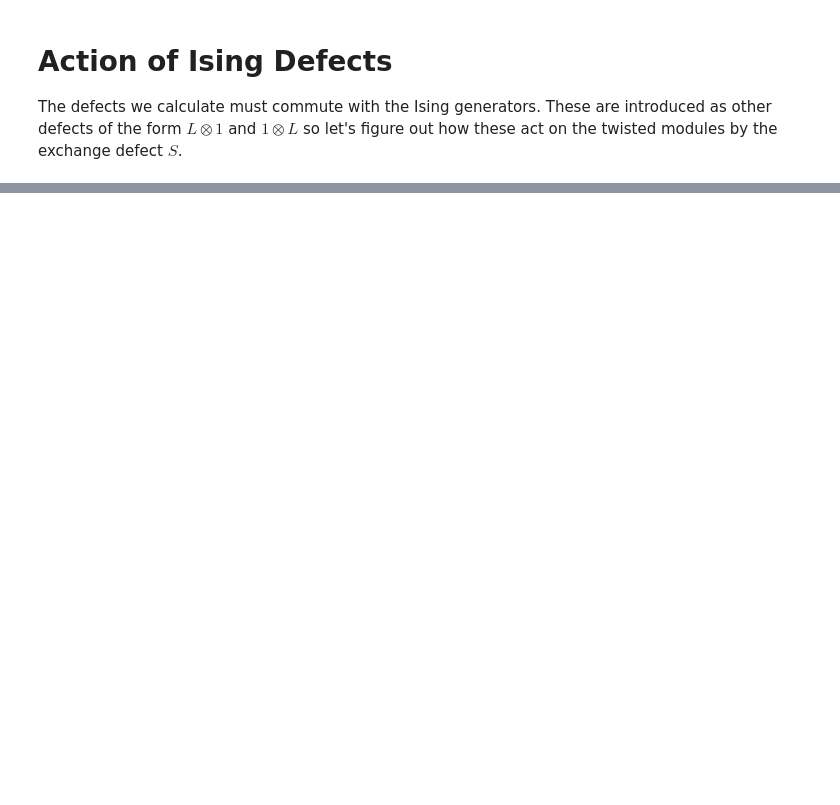
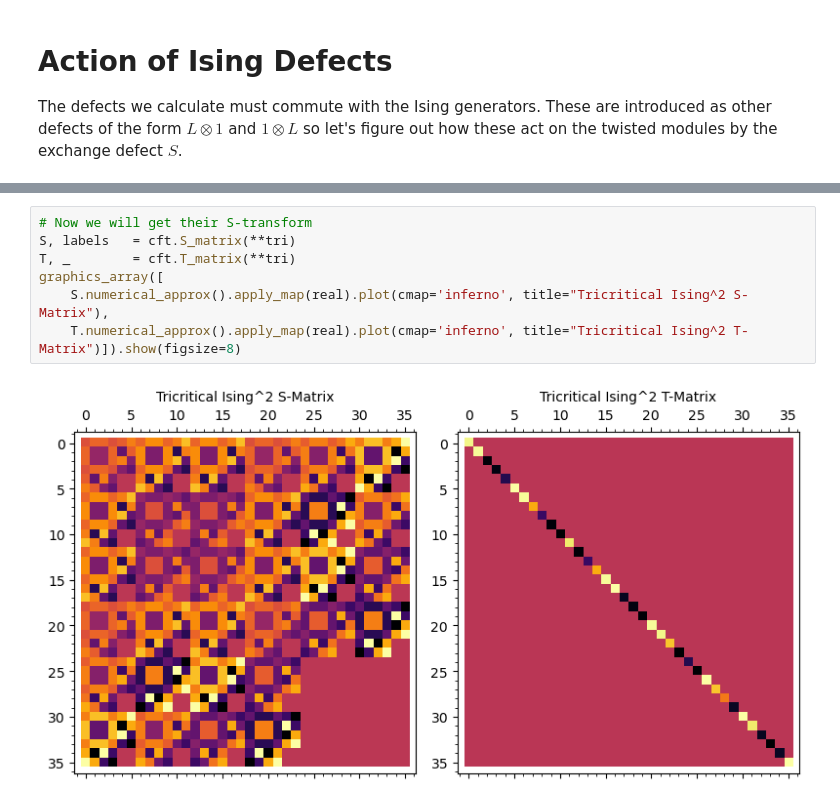
Before and after one commit to PanosEconomou/tricritical-ising, a Jupyter notebook: Panos/ising-invariance/ising-defect-action.ipynb, the cells around one changed output, grey strips where cells are left out. Saved outputs shown, nothing was run; the diff lists cells and outputs as text; blank space fills up the shorter version.

```diff
--- a/Panos/ising-invariance/ising-defect-action.ipynb
+++ b/Panos/ising-invariance/ising-defect-action.ipynb
@@ -74,0 +29,9 @@ verlinde_line(*args, model: str = 'minimal', **kwargs) -> <cyfunction matrix at
+# %%
+# Now we will get their S-transform
+S, labels   = cft.S_matrix(**tri)
+T, _        = cft.T_matrix(**tri)
+graphics_array([
+    S.numerical_approx().apply_map(real).plot(cmap='inferno', title="Tricritical Ising^2 S-Matrix"),
+    T.numerical_approx().apply_map(real).plot(cmap='inferno', title="Tricritical Ising^2 T-Matrix")]).show(figsize=8)
+# %% [output]
+[figure, added]
```
Also changed, not shown: parts of 9 cells of this notebook.
